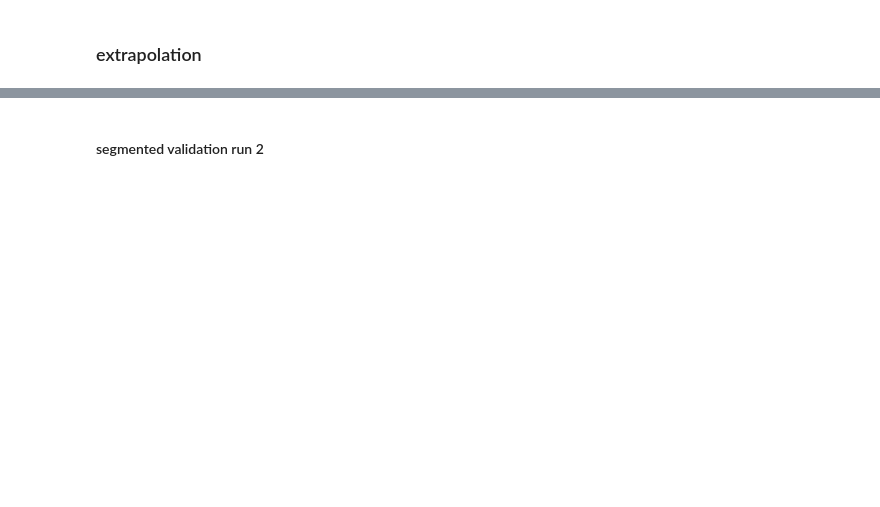
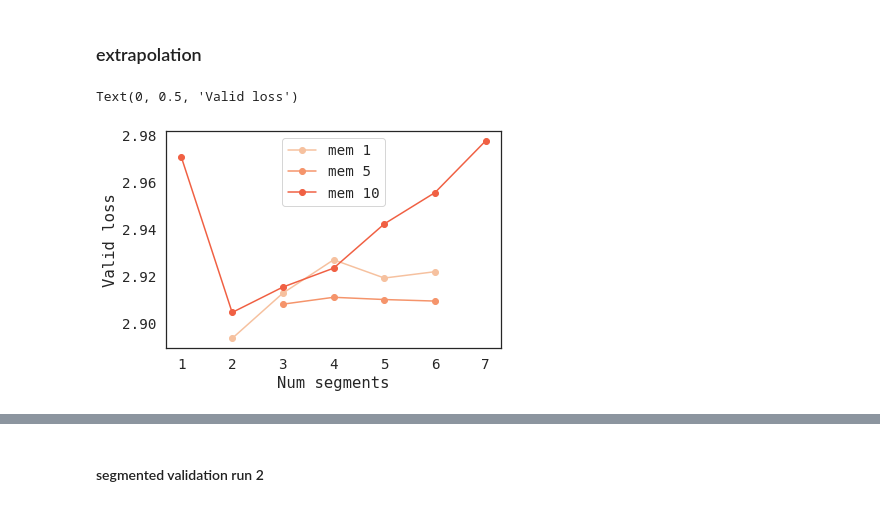
Before and after one commit to pansershrek/recurrent-memory-transformer, a Jupyter notebook: notebooks/interpret_results_decoder.ipynb, the cells around one changed output, grey strips where cells are left out. Drawn from its saved outputs; the diff is of its cells as text; code cells hidden in the pictures; blank space fills up the shorter version.

```diff
--- a/notebooks/interpret_results_decoder.ipynb
+++ b/notebooks/interpret_results_decoder.ipynb
@@ -24,3 +112,18 @@ res_df['eval_segment'] = res_df.max_n_segments
 # df.freeze_model_weights = df.freeze_model_weights.fillna(False)
 # %% [markdown]
 ### extrapolation
+# %%
+df = res_df[res_df.model_path.apply(lambda x: 'eval' in x and 'segm_valid' in x and ('run_2' in x or 'mem10' in x))].copy()
+# %%
+num_tokens = np.unique(df.num_mem_tokens)
+for num_mem in num_tokens:
+    slc = df[df.num_mem_tokens == num_mem]
+    slc = slc[slc.checkpoint_segment == slc.eval_segment].sort_values('checkpoint_segment')
+    plt.plot(slc.checkpoint_segment, slc.best_valid_loss, marker='o')
+
+plt.legend([f'mem {int(n)}' for n in num_tokens])
+plt.xlabel('Num segments')
+plt.ylabel('Valid loss')
+# %% [output]
+Text(0, 0.5, 'Valid loss')
+[figure, added]
```
Also changed, not shown: parts of 16 cells of this notebook, 26 other files.
